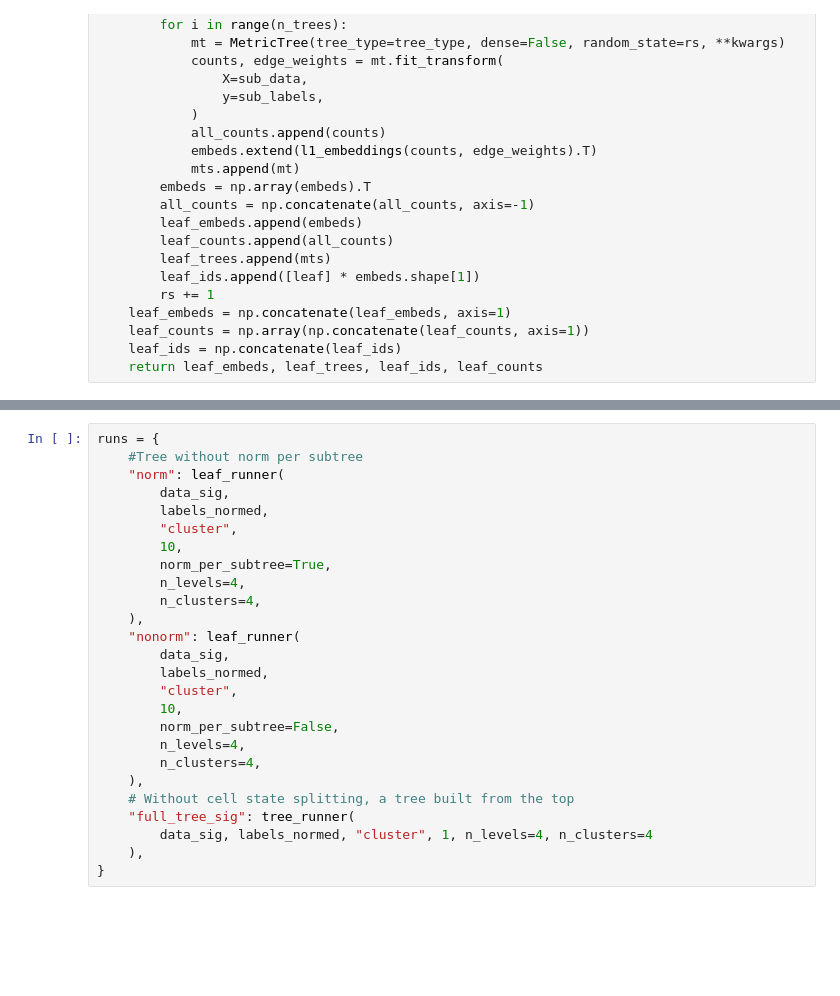
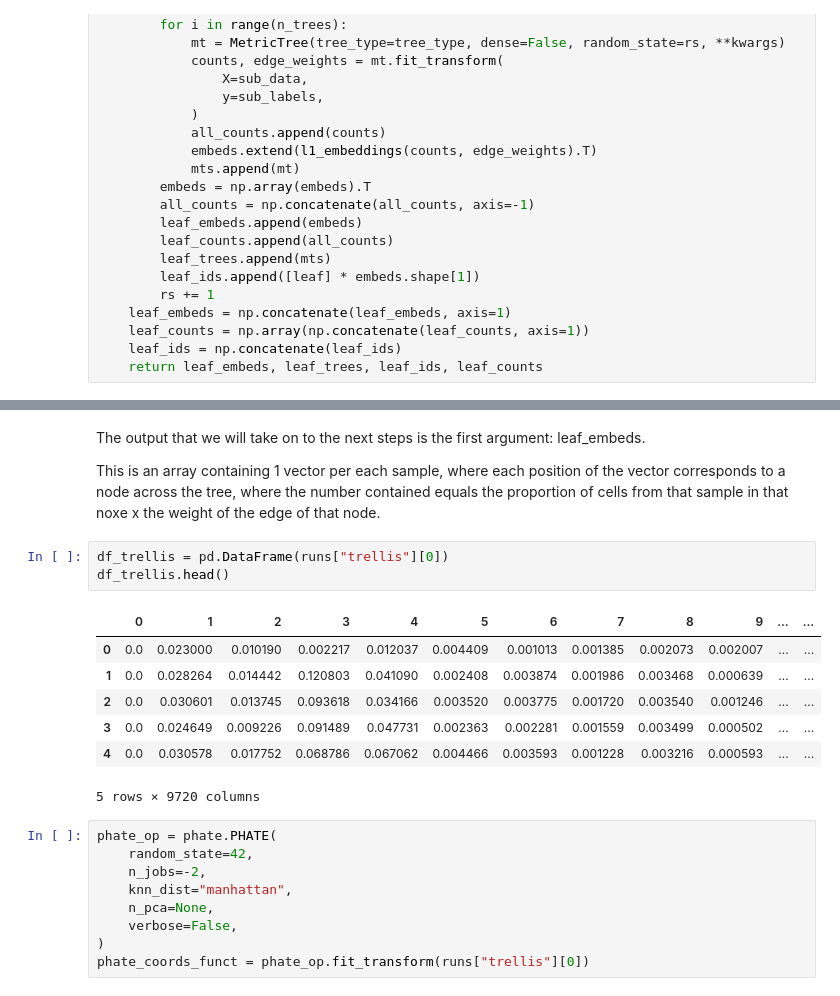
Before and after one commit to MariaRamosZ/Trellis_how_to, a Jupyter notebook: Trellis_steps_kaggle.ipynb, the cells around one changed output, grey strips where cells are left out. Saved outputs shown, nothing was run; the diff lists cells and outputs as text; blank space fills up the shorter version.

```diff
--- a/Trellis_steps_kaggle.ipynb
+++ b/Trellis_steps_kaggle.ipynb
@@ -498,26 +485,24 @@ from sklearn.model_selection import cross_val_score
-# %%
-runs = {
-    #Tree without norm per subtree
-    "norm": leaf_runner(
-        data_sig,
-        labels_normed,
-        "cluster",
-        10,
-        norm_per_subtree=True,
-        n_levels=4,
-        n_clusters=4,
-    ),
-    "nonorm": leaf_runner(
-        data_sig,
-        labels_normed,
-        "cluster",
-        10,
-        norm_per_subtree=False,
-        n_levels=4,
-        n_clusters=4,
-    ),
-    # Without cell state splitting, a tree built from the top
-    "full_tree_sig": tree_runner(
-        data_sig, labels_normed, "cluster", 1, n_levels=4, n_clusters=4
-    ),
-}
+# %% [markdown]
+The output that we will take on to the next steps is the first argument: leaf_embeds.
+
+This is an array containing 1 vector per each sample, where each position of the vector corresponds to a node across the tree, where the number contained equals the proportion of cells from that sample in that noxe x the weight of the edge of that node.
+# %%
+df_trellis = pd.DataFrame(runs["trellis"][0])
+df_trellis.head()
+# %% [output]
+|  | 0 | 1 | 2 | 3 | 4 | 5 | 6 | 7 | 8 | 9 | ... | ... |
+| 0 | 0.0 | 0.023000 | 0.010190 | 0.002217 | 0.012037 | 0.004409 | 0.001013 | 0.001385 | 0.002073 | 0.002007 | ... | ... |
+| 1 | 0.0 | 0.028264 | 0.014442 | 0.120803 | 0.041090 | 0.002408 | 0.003874 | 0.001986 | 0.003468 | 0.000639 | ... | ... |
+| 2 | 0.0 | 0.030601 | 0.013745 | 0.093618 | 0.034166 | 0.003520 | 0.003775 | 0.001720 | 0.003540 | 0.001246 | ... | ... |
+| 3 | 0.0 | 0.024649 | 0.009226 | 0.091489 | 0.047731 | 0.002363 | 0.002281 | 0.001559 | 0.003499 | 0.000502 | ... | ... |
+| 4 | 0.0 | 0.030578 | 0.017752 | 0.068786 | 0.067062 | 0.004466 | 0.003593 | 0.001228 | 0.003216 | 0.000593 | ... | ... |
+5 rows × 9720 columns
+# %%
+phate_op = phate.PHATE(
+    random_state=42,
+    n_jobs=-2,
+    knn_dist="manhattan",
+    n_pca=None,
+    verbose=False,
+)
+phate_coords_funct = phate_op.fit_transform(runs["trellis"][0])
```
Also changed, not shown: parts of 16 cells of this notebook.
